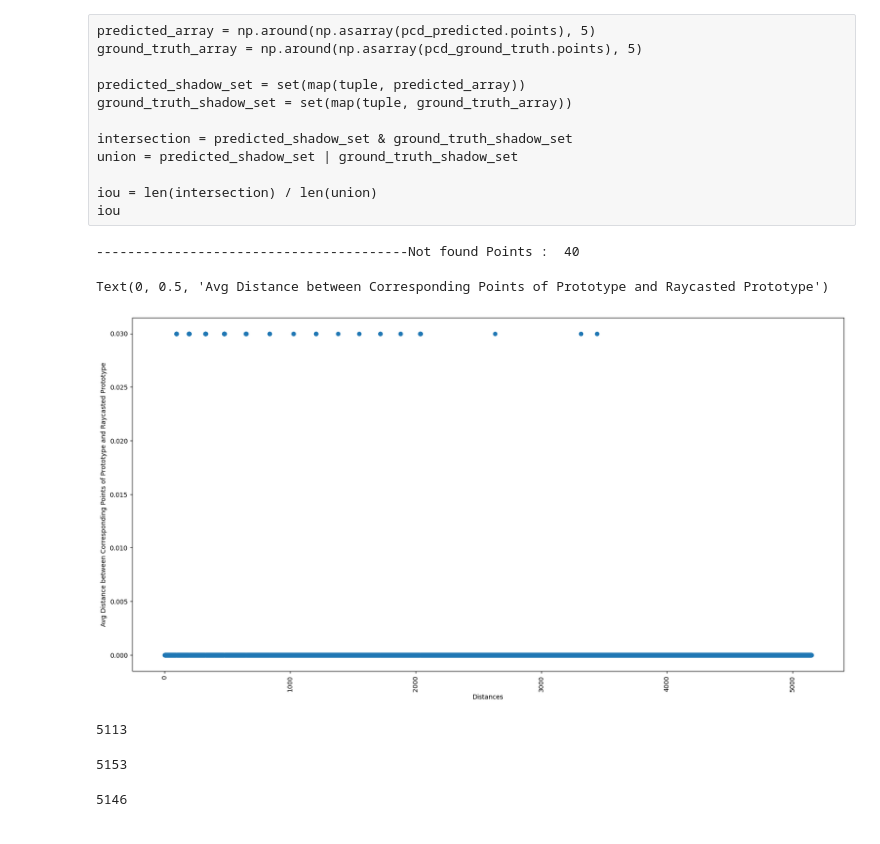
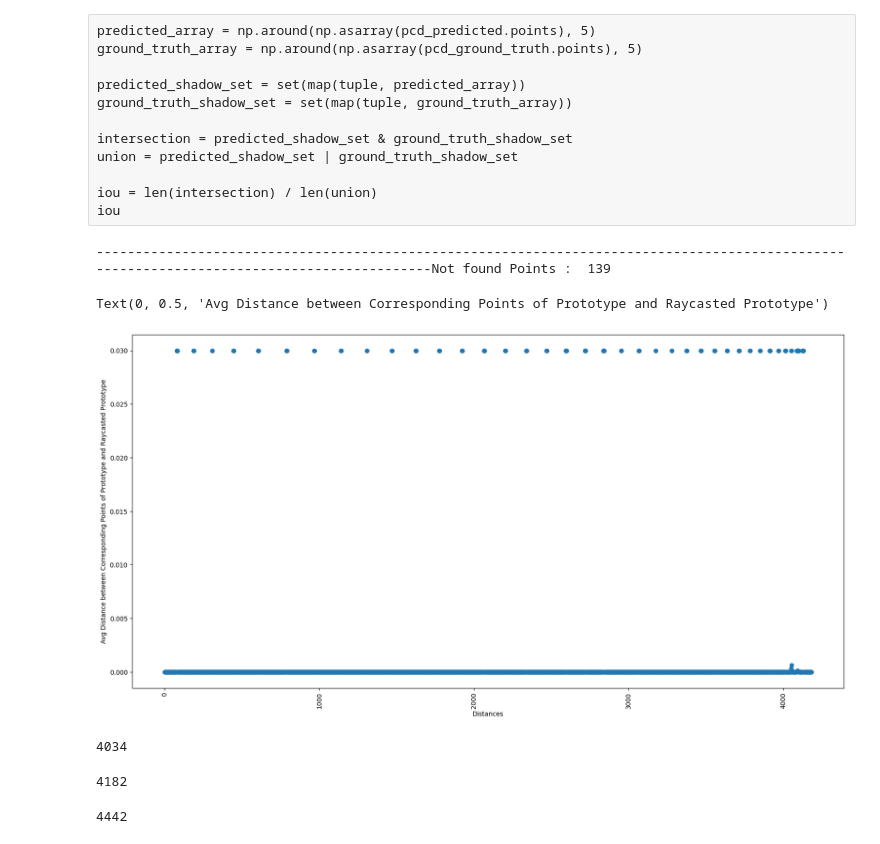
Before and after one commit to bisalgt/spawn_objects_in_carla, a Jupyter notebook: notebooks/comparision between prototype and raycasted prototype.ipynb, the cells around one changed output. Saved outputs shown, nothing was run; the diff lists cells and outputs as text; code cells hidden in the pictures.

```diff
--- a/notebooks/comparision between prototype and raycasted prototype.ipynb
+++ b/notebooks/comparision between prototype and raycasted prototype.ipynb
@@ -440,29 +440,34 @@ from scipy.stats import norm
 import seaborn as sns
 import open3d as o3d
 
-radius = 0.3
+radius = 3
 max_nn = 1
 
 distances = []
 
-original_source_file = "../../interactive_pcd_lib/jan31/source_cloud.ply"
-raycasted_source_file = "../../interactive_pcd_lib/jan31/raycasted_source_cloud.ply"
+original_source_file = "../../interactive_pcd_lib/feb18/source_cloud.ply"
+raycasted_source_file = "../../interactive_pcd_lib/feb18/raycasted_source_cloud.ply"
 
 pcd_source = o3d.io.read_point_cloud(original_source_file)
 pcd_raycasted = o3d.io.read_point_cloud(raycasted_source_file)
 
 pcd_tree = o3d.geometry.KDTreeFlann(pcd_source)
 
+not_found_points_count = 0
 for point_raycasted in pcd_raycasted.points:
     k, idx, dist = pcd_tree.search_hybrid_vector_3d(point_raycasted, radius=radius, max_nn=max_nn)
     if len(dist) == 0:
-        distances.append(1) # appending a high value if no neighbour found
+        # distances.append(10) # appending a high value if no neighbour found
+        not_found_points_count += 1
     else:
         d = math.sqrt(np.asarray(dist)[0]) * 100
         distances.append(d)
 
 distances = sorted(distances, reverse=True)
 
+print("NOT FOUND POINTS COUNT : ", not_found_points_count)
+print("Length of original Source cloud : ", len(pcd_source.points))
+print("Length of original Raycasted cloud : ", len(pcd_raycasted.points))
 
 # mu = 0  # mean
 # sigma = 1  # standard deviation
@@ -590,8 +595,8 @@ import matplotlib.pyplot as plt
 import open3d as o3d
 
 
-ground_truth_shadow = "../../interactive_pcd_lib/jan31/ground_truth_casted_shadow_on_roi.ply"
-predicted_shadow = "../../interactive_pcd_lib/jan31/predicted_casted_shadow_on_roi.ply"
+ground_truth_shadow = "../../interactive_pcd_lib/feb18/ground_truth_casted_shadow_on_roi.ply"
+predicted_shadow = "../../interactive_pcd_lib/feb18/predicted_casted_shadow_on_roi.ply"
 
 
 pcd_ground_truth = o3d.io.read_point_cloud(ground_truth_shadow)
@@ -665,8 +670,8 @@ import matplotlib.pyplot as plt
 import open3d as o3d
 
 
-ground_truth_shadow = "../../interactive_pcd_lib/jan31/ground_truth_casted_shadow_on_roi.ply"
-predicted_shadow = "../../interactive_pcd_lib/jan31/predicted_casted_shadow_on_roi.ply"
+ground_truth_shadow = "../../interactive_pcd_lib/feb18/ground_truth_casted_shadow_on_roi.ply"
+predicted_shadow = "../../interactive_pcd_lib/feb18/predicted_casted_shadow_on_roi.ply"
 
 
 pcd_ground_truth = o3d.io.read_point_cloud(ground_truth_shadow)
@@ -675,49 +680,49 @@ pcd_predicted = o3d.io.read_point_cloud(predicted_shadow)
 radius = 0.03
 max_nn = 1
 
 not_found_points_list = []
 distances = []
 not_found_points_count = 0
 pcd_tree = o3d.geometry.KDTreeFlann(pcd_predicted)
 for point_ground_truth in pcd_ground_truth.points:
     k, idx, dist = pcd_tree.search_hybrid_vector_3d(point_ground_truth, radius=radius, max_nn=max_nn)
     # print(k,idx, dist)
     if len(dist) == 0: # if nearest neighbour not found add a large distance
         print("-", end="")
         not_found_points_count += 1
         distances.append(0.03)
     else:
         # distances.append(math.sqrt(np.asarray(dist)[0]))
         # distances.append(np.asarray(dist)[0])
         temp_avg_dist = np.asarray(dist).sum()/ len(dist)
         distances.append(temp_avg_dist)
 
 
 print("Not found Points : ", not_found_points_count)
 
 plt.figure(figsize=(20, 10))
 plt.scatter(list(range(len(distances))), distances)
 plt.xlabel("Distances")
 plt.xticks(rotation=90)
 plt.ylabel("Avg Distance between Corresponding Points of Prototype and Raycasted Prototype")
 # %% [output]
-----------------------------------------Not found Points :  40
+-------------------------------------------------------------------------------------------------------------------------------------------Not found Points :  139
 Text(0, 0.5, 'Avg Distance between Corresponding Points of Prototype and Raycasted Prototype')
-[figure, old version]
+[figure, new version]
 # %%
 distances = np.asarray(distances)
 found_points = len(distances[distances < 0.00001])
 print(found_points)
 # %% [output]
-5113
+4034
 # %%
 len(pcd_ground_truth.points)
 # %% [output]
-5153
+4182
 # %%
 len(pcd_predicted.points)
 # %% [output]
-5146
+4442
 # %%
 import numpy as np
 import matplotlib.pyplot as plt
```
Also changed, not shown: parts of 32 cells of this notebook, 5 other files.
